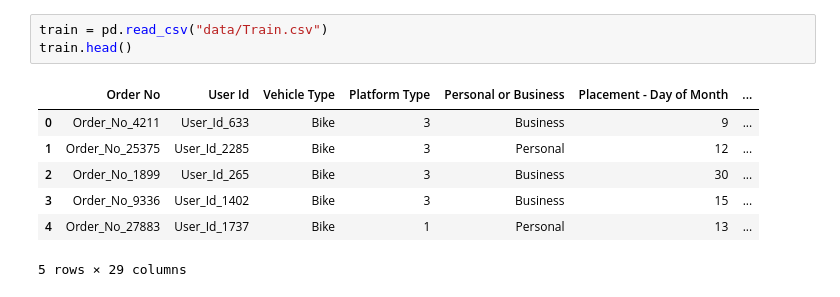
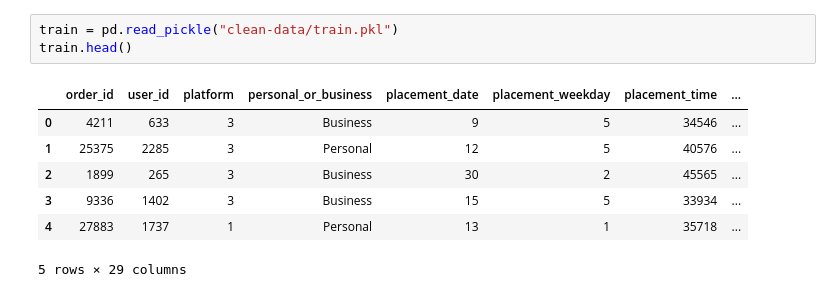
Before and after one commit to jeremylee73/ix-sendy-logistics, a Jupyter notebook: sendy-logistics.ipynb, the cells around one changed output. Cells and saved outputs as stored; diff of their text form.

```diff
--- a/sendy-logistics.ipynb
+++ b/sendy-logistics.ipynb
@@ -36,11 +17,11 @@ test.head()
 # %%
-train = pd.read_csv("data/Train.csv")
+train = pd.read_pickle("clean-data/train.pkl")
 train.head()
 # %% [output]
-|  | Order No | User Id | Vehicle Type | Platform Type | Personal or Business | Placement - Day of Month | ... |
-| 0 | Order_No_4211 | User_Id_633 | Bike | 3 | Business | 9 | ... |
-| 1 | Order_No_25375 | User_Id_2285 | Bike | 3 | Personal | 12 | ... |
-| 2 | Order_No_1899 | User_Id_265 | Bike | 3 | Business | 30 | ... |
-| 3 | Order_No_9336 | User_Id_1402 | Bike | 3 | Business | 15 | ... |
-| 4 | Order_No_27883 | User_Id_1737 | Bike | 1 | Personal | 13 | ... |
+|  | order_id | user_id | platform | personal_or_business | placement_date | placement_weekday | placement_time | ... |
+| 0 | 4211 | 633 | 3 | Business | 9 | 5 | 34546 | ... |
+| 1 | 25375 | 2285 | 3 | Personal | 12 | 5 | 40576 | ... |
+| 2 | 1899 | 265 | 3 | Business | 30 | 2 | 45565 | ... |
+| 3 | 9336 | 1402 | 3 | Business | 15 | 5 | 33934 | ... |
+| 4 | 27883 | 1737 | 1 | Personal | 13 | 1 | 35718 | ... |
 5 rows × 29 columns
```
Also changed, not shown: parts of 14 cells of this notebook, 3 other files.
